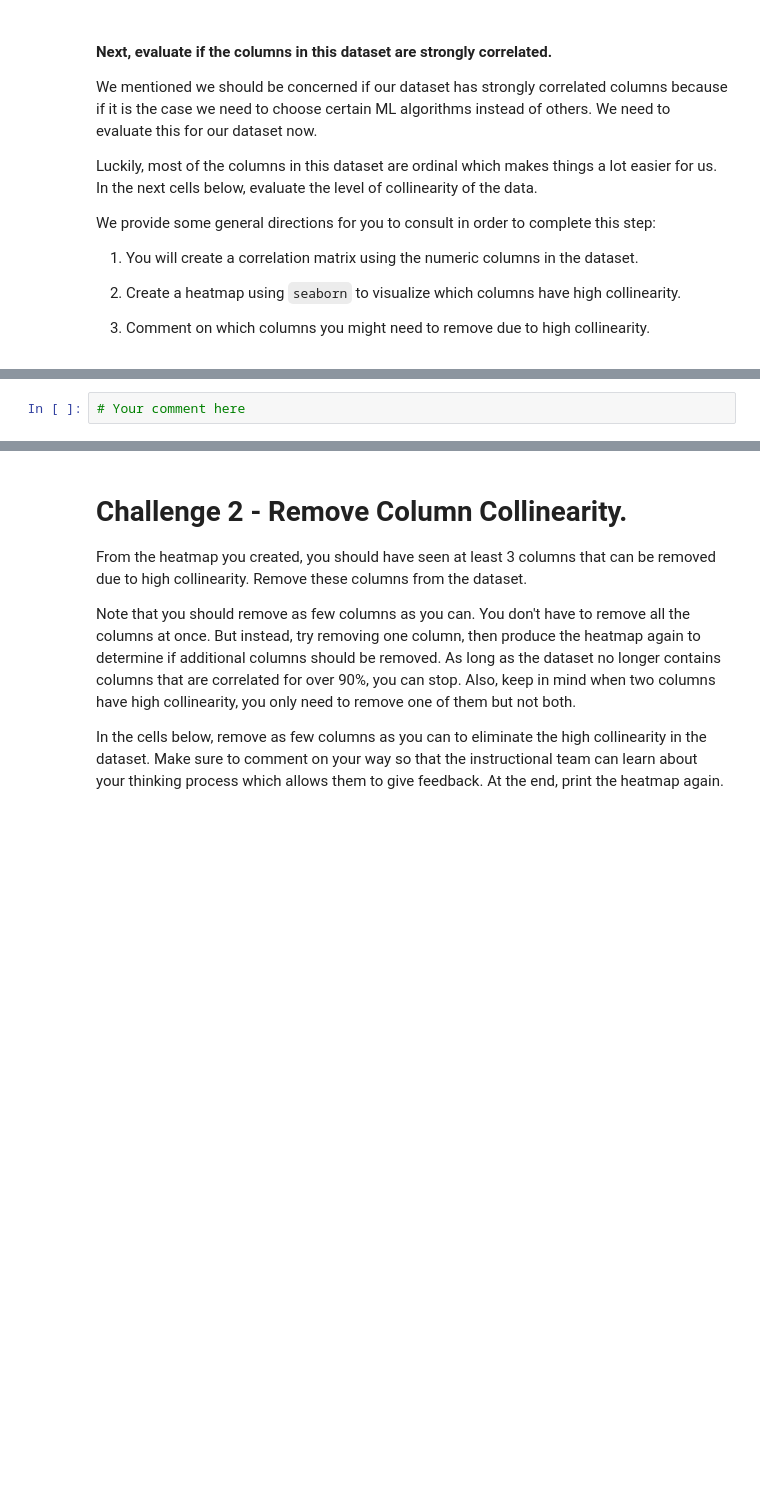
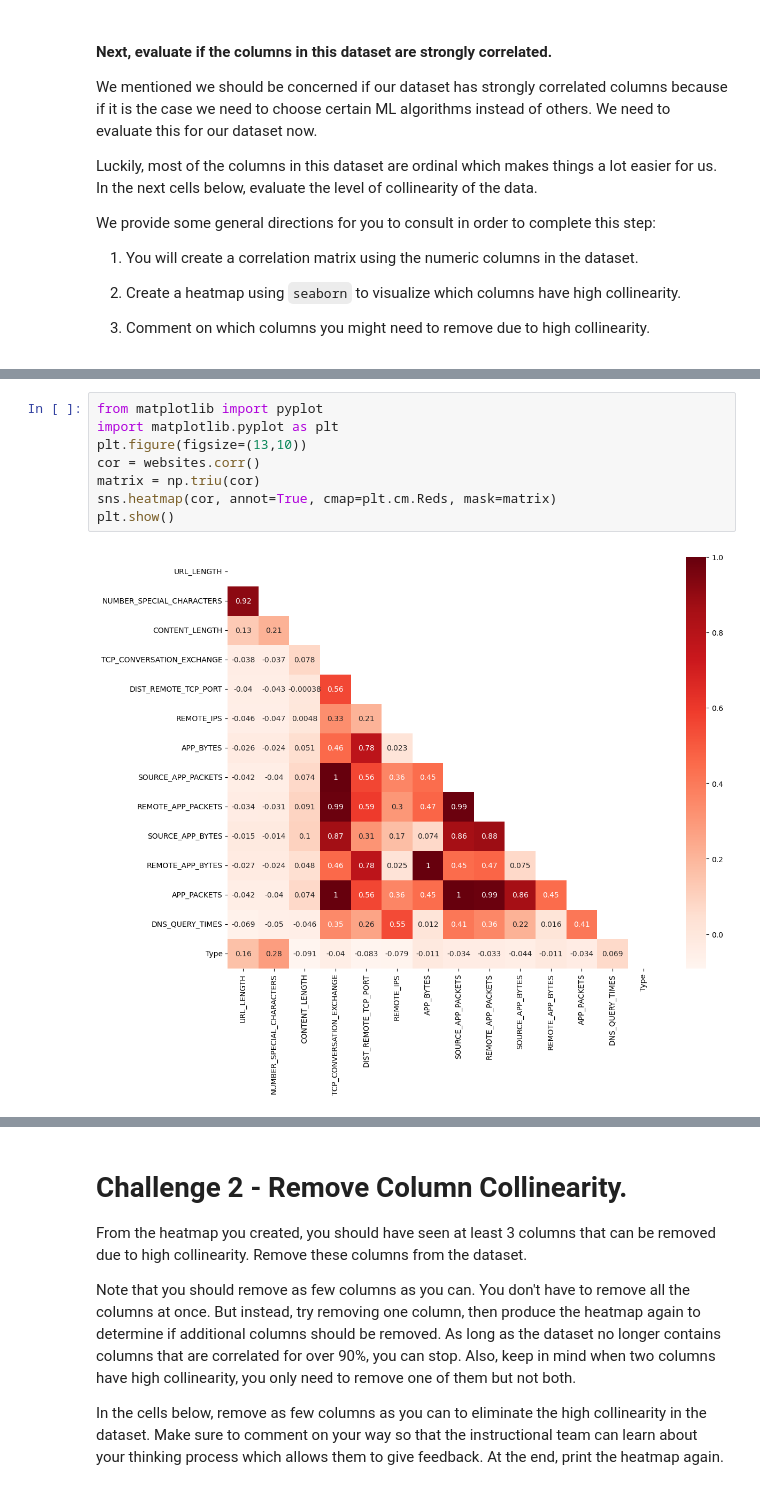
Before and after one commit to Ironhack-data-bcn-january-2023/lab-supervised-learning, a Jupyter notebook: your-code/main.ipynb, the cells around one changed output, grey strips where cells are left out. Drawn from its saved outputs; the diff is of its cells as text; blank space fills up the shorter version.

```diff
--- a/your-code/main.ipynb
+++ b/your-code/main.ipynb
@@ -55,2 +145,10 @@ We provide some general directions for you to consult in order to complete this
-# %%
-# Your comment here
+# %%
+from matplotlib import pyplot
+import matplotlib.pyplot as plt
+plt.figure(figsize=(13,10))
+cor = websites.corr()
+matrix = np.triu(cor)
+sns.heatmap(cor, annot=True, cmap=plt.cm.Reds, mask=matrix)
+plt.show()
+# %% [output]
+[figure, added]
```
Also changed, not shown: parts of 49 cells of this notebook.
